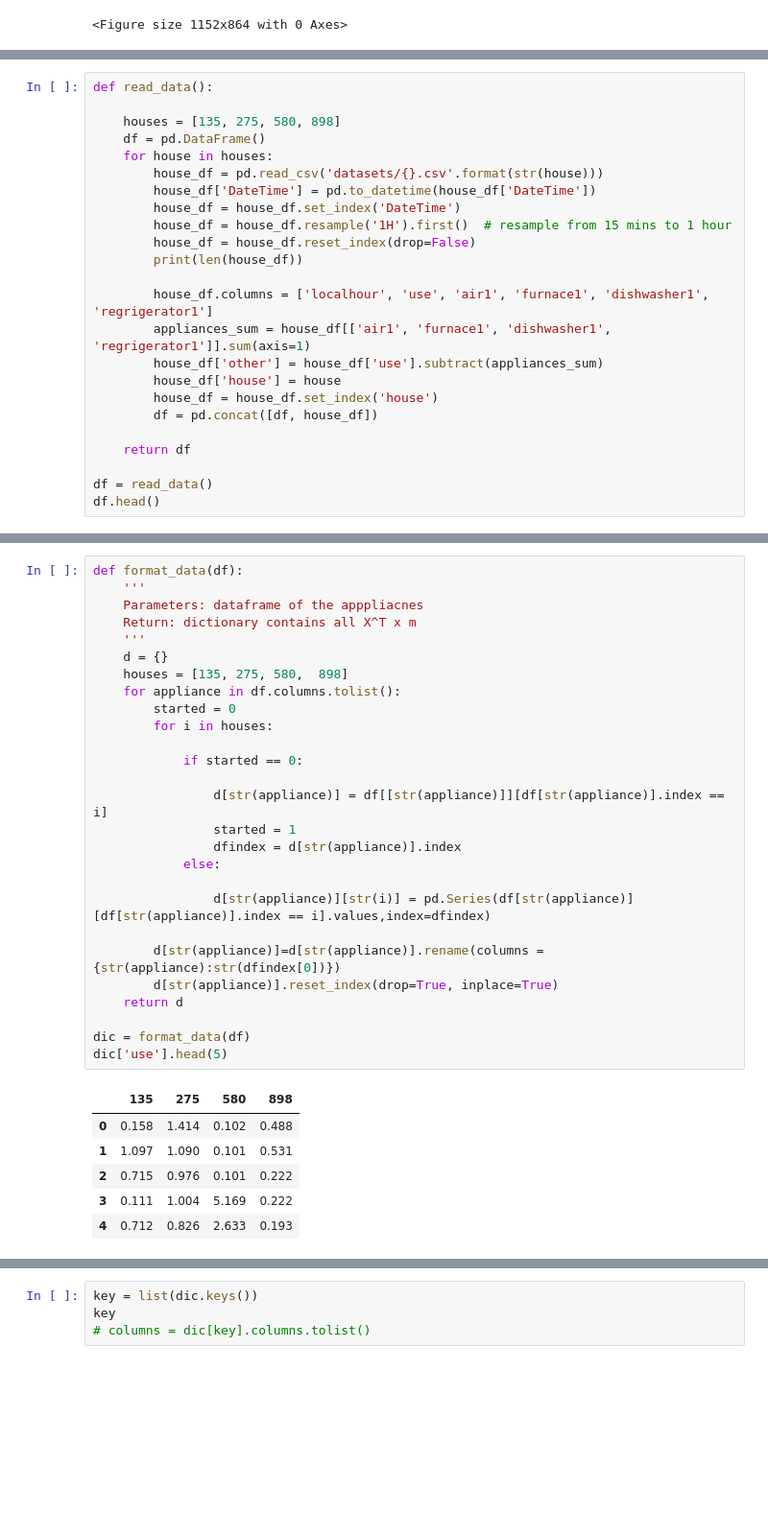
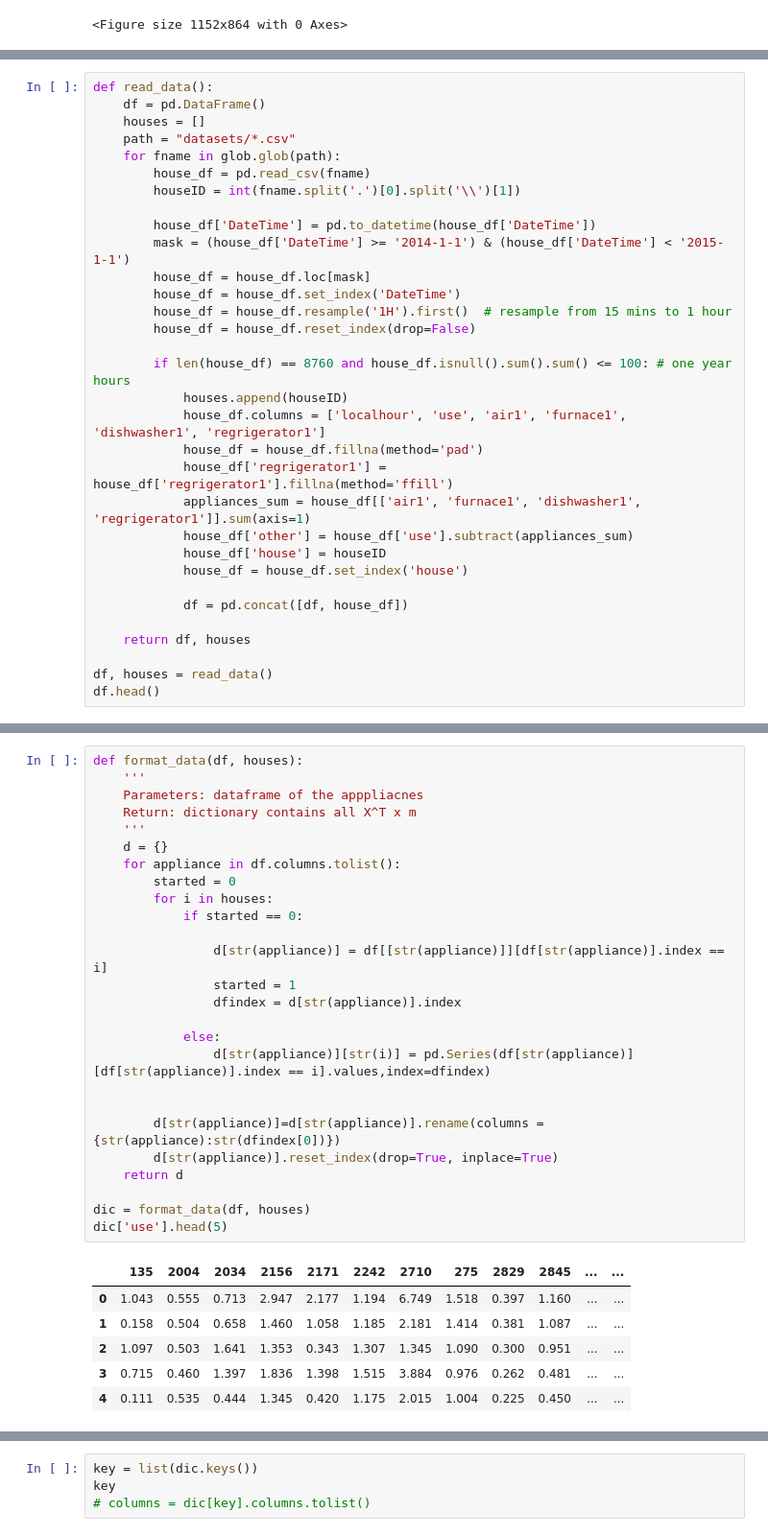
Before and after one commit to bondxue/Discriminative-Sparse-Coding-for-Energy-Disaggregation, a Jupyter notebook: dataprocess.ipynb, the cells around one changed output, grey strips where cells are left out. Shown: that part at 96% size. Drawn from its saved outputs; the diff is of its cells as text; blank space fills up the shorter version.

```diff
--- a/dataprocess.ipynb
+++ b/dataprocess.ipynb
@@ -31,25 +32,33 @@ from collections import defaultdict
 # %%
 def read_data():
+    df = pd.DataFrame()
+    houses = []
+    path = "datasets/*.csv"
+    for fname in glob.glob(path):
+        house_df = pd.read_csv(fname)
+        houseID = int(fname.split('.')[0].split('\\')[1])
 
-    houses = [135, 275, 580, 898]
-    df = pd.DataFrame()
-    for house in houses:
-        house_df = pd.read_csv('datasets/{}.csv'.format(str(house)))
         house_df['DateTime'] = pd.to_datetime(house_df['DateTime'])
+        mask = (house_df['DateTime'] >= '2014-1-1') & (house_df['DateTime'] < '2015-1-1')
+        house_df = house_df.loc[mask]
         house_df = house_df.set_index('DateTime')
         house_df = house_df.resample('1H').first()  # resample from 15 mins to 1 hour
         house_df = house_df.reset_index(drop=False)
-        print(len(house_df))
 
-        house_df.columns = ['localhour', 'use', 'air1', 'furnace1', 'dishwasher1', 'regrigerator1']
-        appliances_sum = house_df[['air1', 'furnace1', 'dishwasher1', 'regrigerator1']].sum(axis=1)
-        house_df['other'] = house_df['use'].subtract(appliances_sum)
-        house_df['house'] = house
-        house_df = house_df.set_index('house')
-        df = pd.concat([df, house_df])
+        if len(house_df) == 8760 and house_df.isnull().sum().sum() <= 100: # one year hours
+            houses.append(houseID)
+            house_df.columns = ['localhour', 'use', 'air1', 'furnace1', 'dishwasher1', 'regrigerator1']
+            house_df = house_df.fillna(method='pad')
+            house_df['regrigerator1'] = house_df['regrigerator1'].fillna(method='ffill')
+            appliances_sum = house_df[['air1', 'furnace1', 'dishwasher1', 'regrigerator1']].sum(axis=1)
+            house_df['other'] = house_df['use'].subtract(appliances_sum)
+            house_df['house'] = houseID
+            house_df = house_df.set_index('house')
 
-    return df
+            df = pd.concat([df, house_df])
 
-df = read_data()
+    return df, houses
+
+df, houses = read_data()
 df.head()
 # %% [output]
@@ -79,34 +99,33 @@ df.describe()
 # %%
-def format_data(df):
+def format_data(df, houses):
     '''
     Parameters: dataframe of the apppliacnes
     Return: dictionary contains all X^T x m
     '''
     d = {}
-    houses = [135, 275, 580,  898]
     for appliance in df.columns.tolist():
         started = 0
         for i in houses:
-
             if started == 0:
 
                 d[str(appliance)] = df[[str(appliance)]][df[str(appliance)].index == i]
                 started = 1
                 dfindex = d[str(appliance)].index
+
             else:
+                d[str(appliance)][str(i)] = pd.Series(df[str(appliance)][df[str(appliance)].index == i].values,index=dfindex)
 
-                d[str(appliance)][str(i)] = pd.Series(df[str(appliance)][df[str(appliance)].index == i].values,index=dfindex)
 
         d[str(appliance)]=d[str(appliance)].rename(columns = {str(appliance):str(dfindex[0])})
         d[str(appliance)].reset_index(drop=True, inplace=True)
     return d
 
-dic = format_data(df)
+dic = format_data(df, houses)
 dic['use'].head(5)
 # %% [output]
-|  | 135 | 275 | 580 | 898 |
-| 0 | 0.158 | 1.414 | 0.102 | 0.488 |
-| 1 | 1.097 | 1.090 | 0.101 | 0.531 |
-| 2 | 0.715 | 0.976 | 0.101 | 0.222 |
-| 3 | 0.111 | 1.004 | 5.169 | 0.222 |
-| 4 | 0.712 | 0.826 | 2.633 | 0.193 |
+|  | 135 | 2004 | 2034 | 2156 | 2171 | 2242 | 2710 | 275 | 2829 | 2845 | ... | ... |
+| 0 | 1.043 | 0.555 | 0.713 | 2.947 | 2.177 | 1.194 | 6.749 | 1.518 | 0.397 | 1.160 | ... | ... |
+| 1 | 0.158 | 0.504 | 0.658 | 1.460 | 1.058 | 1.185 | 2.181 | 1.414 | 0.381 | 1.087 | ... | ... |
+| 2 | 1.097 | 0.503 | 1.641 | 1.353 | 0.343 | 1.307 | 1.345 | 1.090 | 0.300 | 0.951 | ... | ... |
+| 3 | 0.715 | 0.460 | 1.397 | 1.836 | 1.398 | 1.515 | 3.884 | 0.976 | 0.262 | 0.481 | ... | ... |
+| 4 | 0.111 | 0.535 | 0.444 | 1.345 | 0.420 | 1.175 | 2.015 | 1.004 | 0.225 | 0.450 | ... | ... |
```
Also changed, not shown: parts of 17 cells of this notebook.
